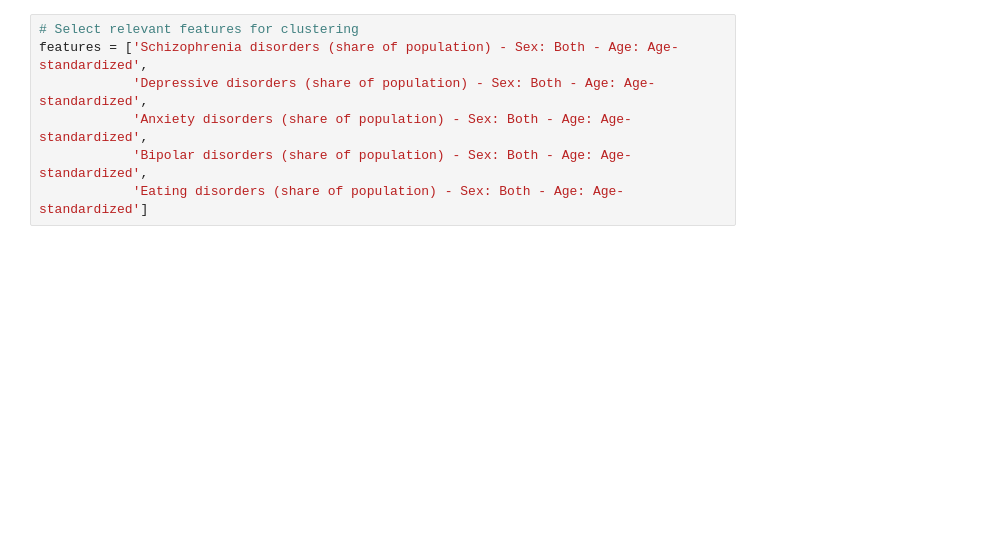
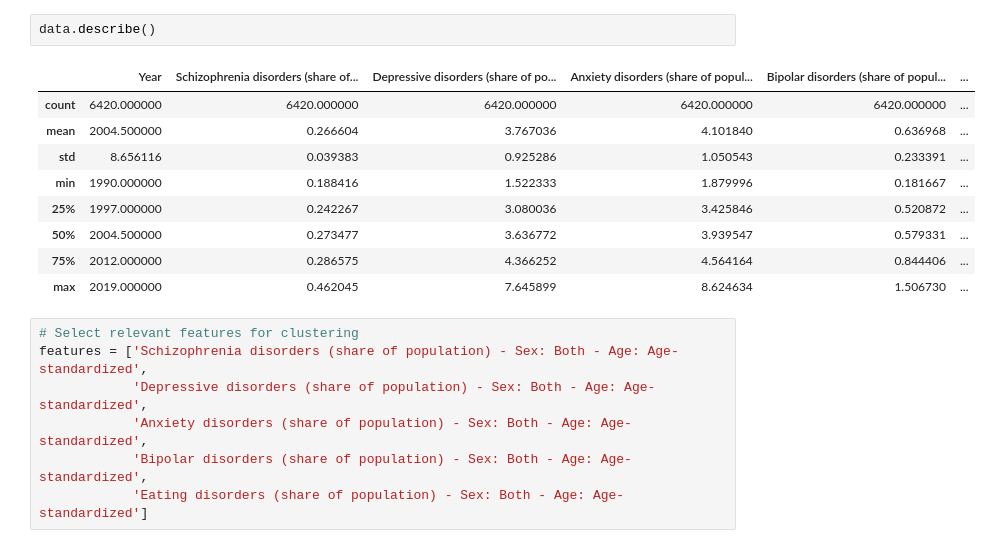
Before and after one commit to Mac1211/Project, a Jupyter notebook: model2.ipynb, the cells around one changed output. Drawn from its saved outputs; the diff is of its cells as text; blank space fills up the shorter version.

```diff
--- a/model2.ipynb
+++ b/model2.ipynb
@@ -71,3 +36,15 @@ data1.head()
+# %%
+data.describe()
+# %% [output]
+|  | Year | Schizophrenia disorders (share of... | Depressive disorders (share of po... | Anxiety disorders (share of popul... | Bipolar disorders (share of popul... | ... |
+| count | 6420.000000 | 6420.000000 | 6420.000000 | 6420.000000 | 6420.000000 | ... |
+| mean | 2004.500000 | 0.266604 | 3.767036 | 4.101840 | 0.636968 | ... |
+| std | 8.656116 | 0.039383 | 0.925286 | 1.050543 | 0.233391 | ... |
+| min | 1990.000000 | 0.188416 | 1.522333 | 1.879996 | 0.181667 | ... |
+| 25% | 1997.000000 | 0.242267 | 3.080036 | 3.425846 | 0.520872 | ... |
+| 50% | 2004.500000 | 0.273477 | 3.636772 | 3.939547 | 0.579331 | ... |
+| 75% | 2012.000000 | 0.286575 | 4.366252 | 4.564164 | 0.844406 | ... |
+| max | 2019.000000 | 0.462045 | 7.645899 | 8.624634 | 1.506730 | ... |
 # %%
 # Select relevant features for clustering
 features = ['Schizophrenia disorders (share of population) - Sex: Both - Age: Age-standardized',
```
Also changed, not shown: parts of 18 cells of this notebook.
